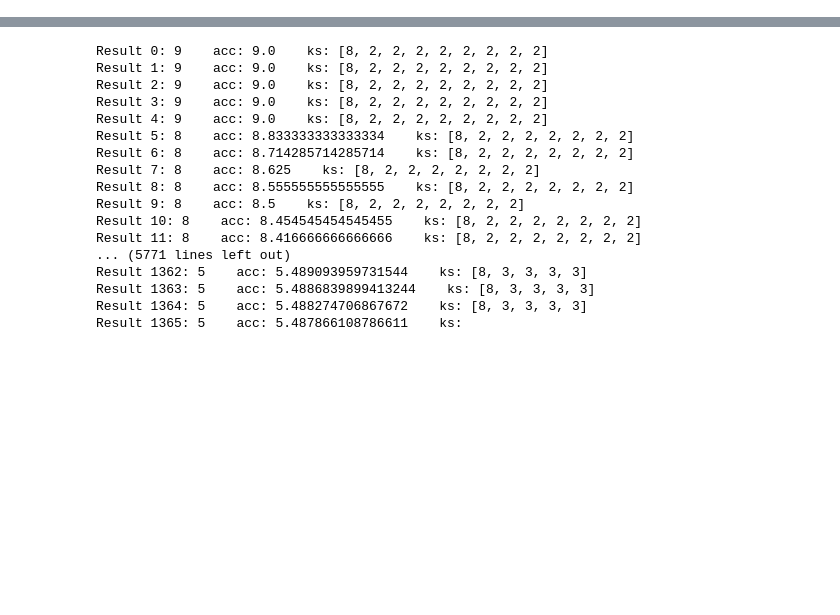
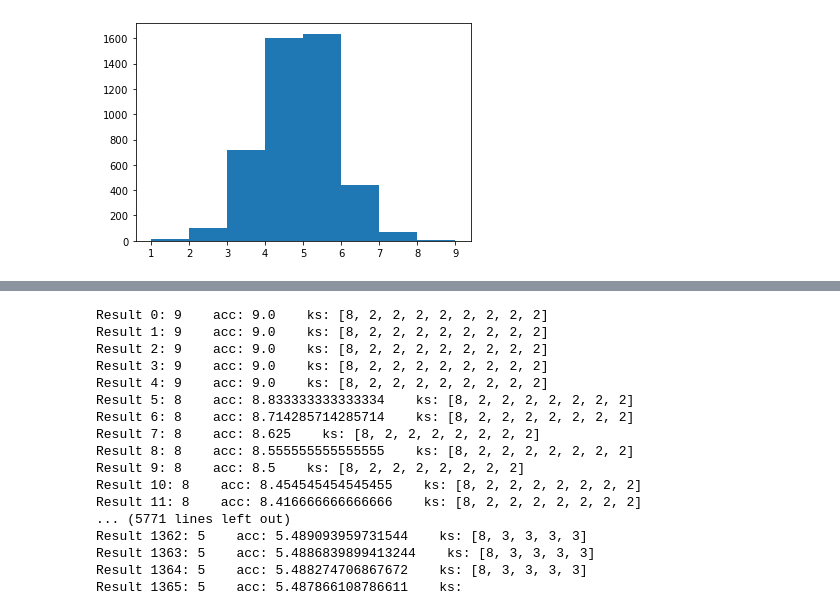
Before and after one commit to josebaboun/Alcantarillado-COVID, a Jupyter notebook: Otros archivos/k_experiments.ipynb, the cells around one changed output, grey strips where cells are left out. Drawn from its saved outputs; the diff is of its cells as text; code cells hidden in the pictures; blank space fills up the shorter version.

```diff
--- a/Otros archivos/k_experiments.ipynb
+++ b/Otros archivos/k_experiments.ipynb
@@ -140,0 +167,12 @@ def proportional(R):
+# %%
+def scalate(R, props):
+    ans = 8
+    if R / N < props[0]:
+        ans = 5
+    if R / N < props[1]:
+        ans = 3
+    if R / N < props[2]:
+        ans = 2
+    return ans
+
+iters = simulate_func(T, W, lambda x: scalate(x, [0.3, 0.01, 0.001]), 743, range(N))
@@ -140,0 +197,6 @@ def proportional(R):
+# %%
+bins = range(1, max(iters) + 2)
+plt.hist(iters, bins=bins)
+plt.show()
+# %% [output]
+[figure, added]
```
Also changed, not shown: parts of 6 cells of this notebook.
